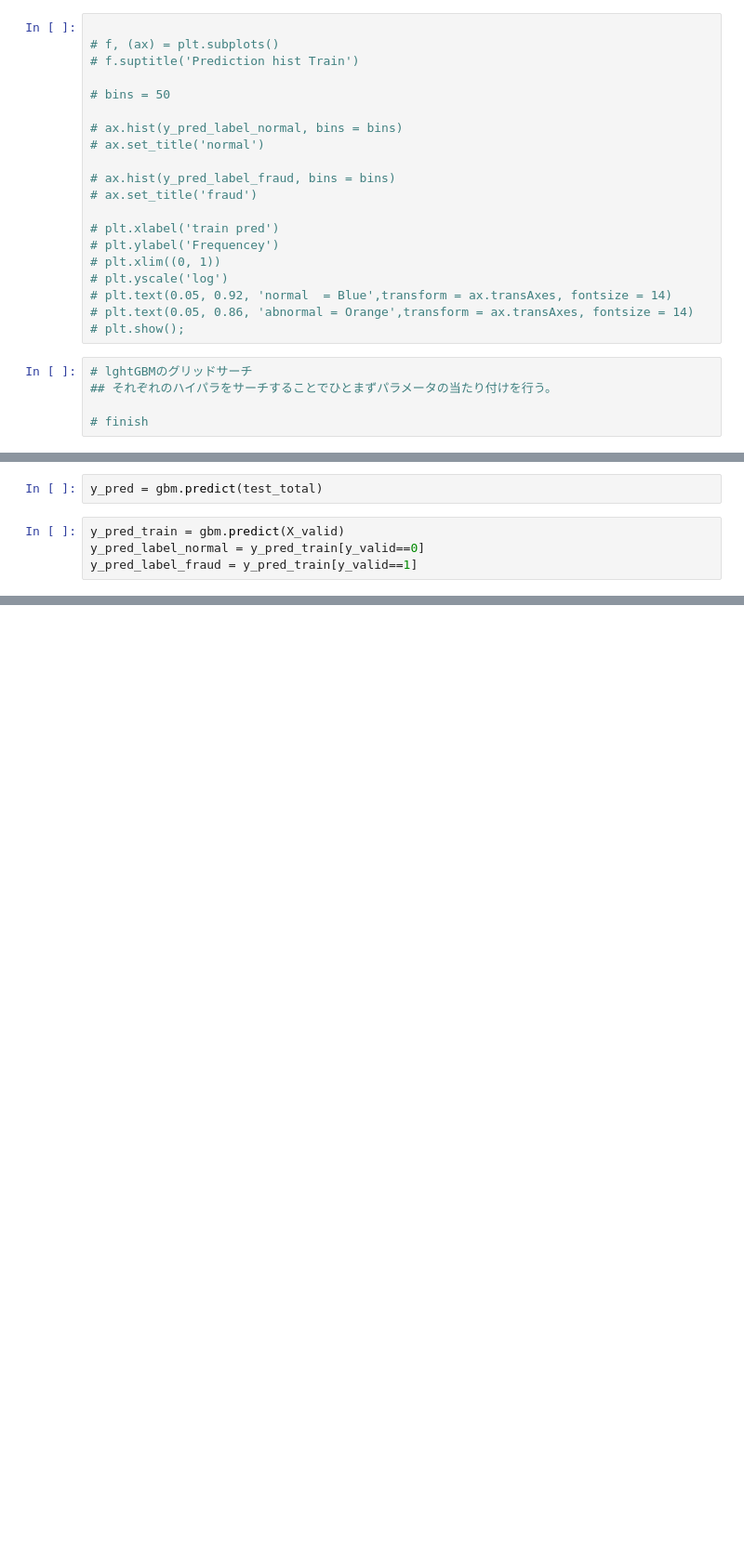
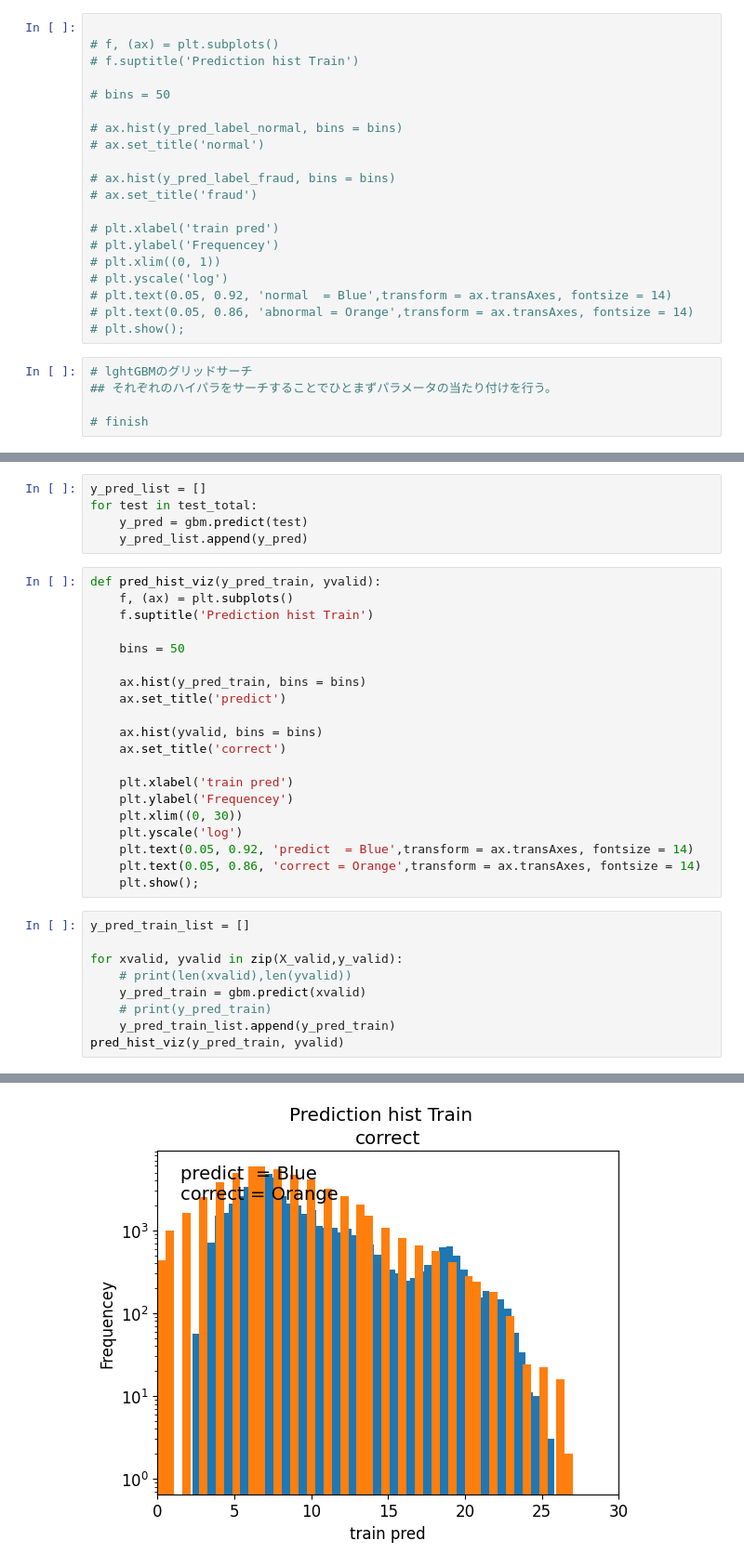
Before and after one commit to ihpolyphe/Kaggle, a Jupyter notebook: bikes_available/pretreatment_baseline.ipynb, the cells around one changed output, grey strips where cells are left out. Shown at 93% size. Cells and saved outputs as stored; diff of their text form; blank space fills up the shorter version.

```diff
--- a/bikes_available/pretreatment_baseline.ipynb
+++ b/bikes_available/pretreatment_baseline.ipynb
@@ -779,6 +883,35 @@ for dtrain, dvalid in zip(dtrain_list,dvalid_list):
 # %%
-y_pred = gbm.predict(test_total)
+y_pred_list = []
+for test in test_total:
+    y_pred = gbm.predict(test)
+    y_pred_list.append(y_pred)
+# %%
+def pred_hist_viz(y_pred_train, yvalid):
+    f, (ax) = plt.subplots()
+    f.suptitle('Prediction hist Train')
+
+    bins = 50
+
+    ax.hist(y_pred_train, bins = bins)
+    ax.set_title('predict')
+
+    ax.hist(yvalid, bins = bins)
+    ax.set_title('correct')
+
+    plt.xlabel('train pred')
+    plt.ylabel('Frequencey')
+    plt.xlim((0, 30))
+    plt.yscale('log')
+    plt.text(0.05, 0.92, 'predict  = Blue',transform = ax.transAxes, fontsize = 14)
+    plt.text(0.05, 0.86, 'correct = Orange',transform = ax.transAxes, fontsize = 14)
+    plt.show();
 # %%
-y_pred_train = gbm.predict(X_valid)
-y_pred_label_normal = y_pred_train[y_valid==0]
-y_pred_label_fraud = y_pred_train[y_valid==1]
+y_pred_train_list = []
+
+for xvalid, yvalid in zip(X_valid,y_valid):
+    # print(len(xvalid),len(yvalid))
+    y_pred_train = gbm.predict(xvalid)
+    # print(y_pred_train)
+    y_pred_train_list.append(y_pred_train)
+pred_hist_viz(y_pred_train, yvalid)
+# %% [output]
@@ -785 +935,2 @@ y_pred_label_fraud = y_pred_train[y_valid==1]
+[figure, added]
 # %%
```
Also changed, not shown: parts of 32 cells of this notebook, 5 other files.
